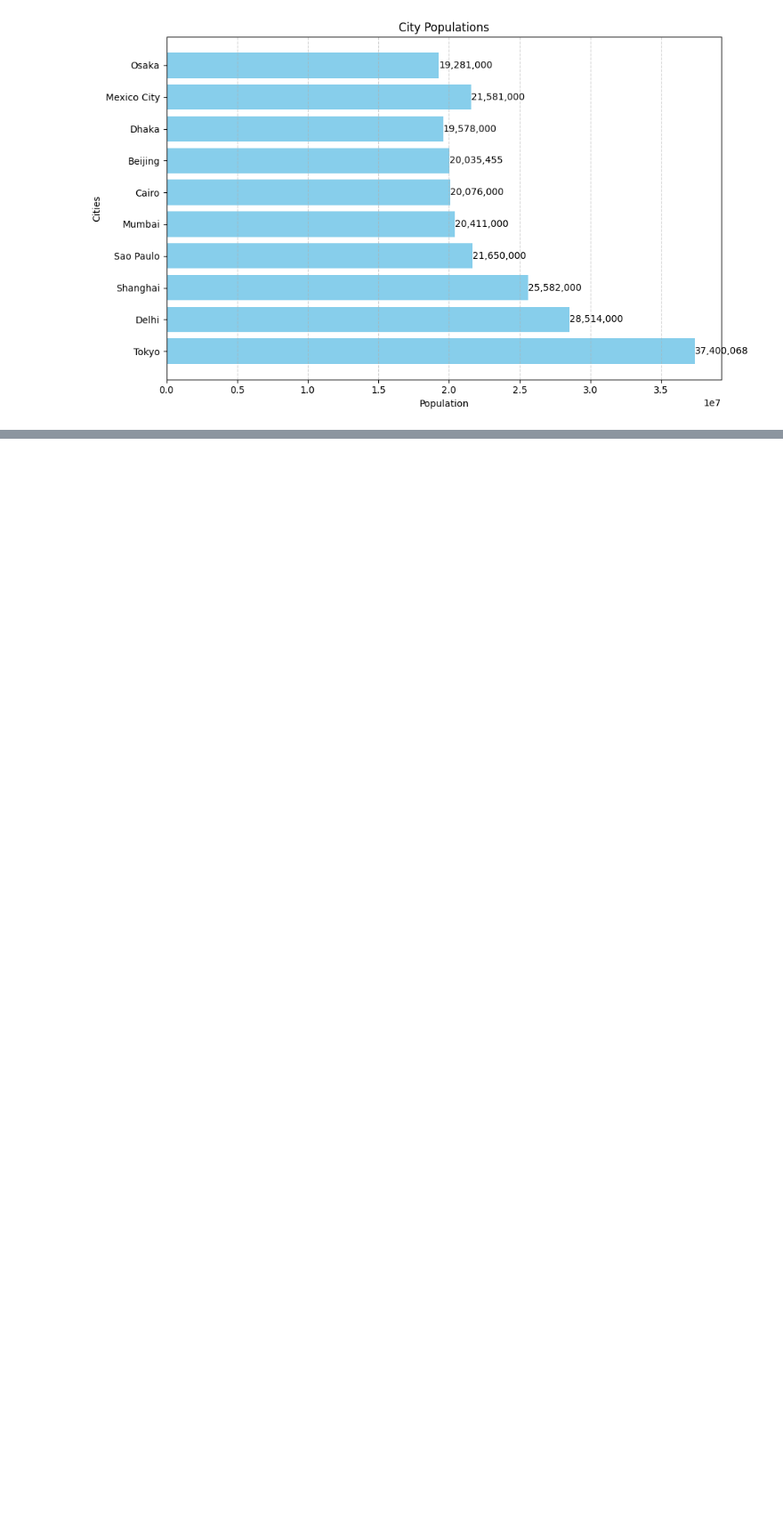
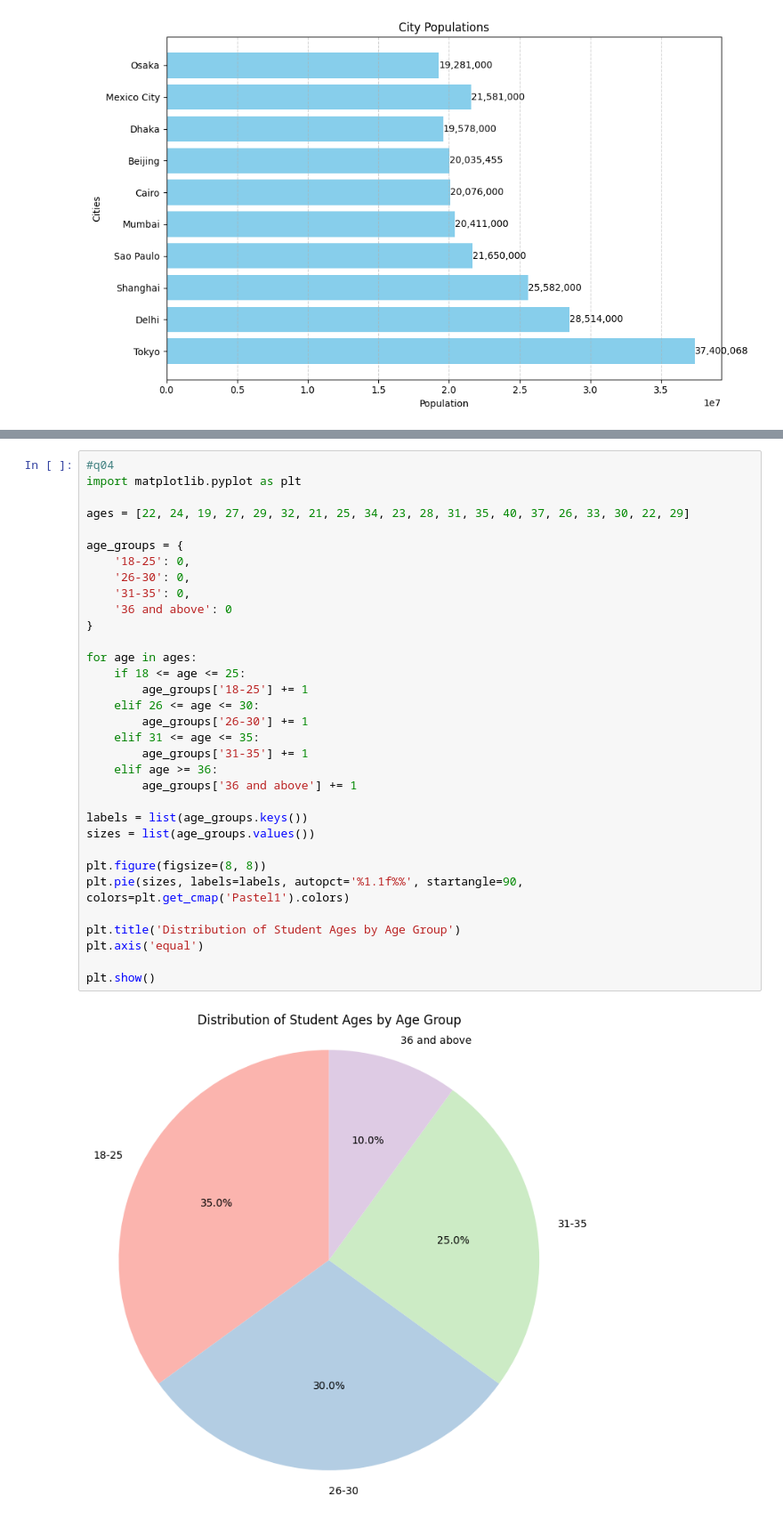
Before and after one commit to ibrahimjohar/PAI-Fall-2024, a Jupyter notebook: Labs/09/lab9.ipynb, the cells around one changed output, grey strips where cells are left out. Shown: that part at 89% size. Cells and saved outputs as stored; diff of their text form; blank space fills up the shorter version.

```diff
--- a/Labs/09/lab9.ipynb
+++ b/Labs/09/lab9.ipynb
@@ -92,0 +96,35 @@ plt.show()
+# %%
+#q04
+import matplotlib.pyplot as plt
+
+ages = [22, 24, 19, 27, 29, 32, 21, 25, 34, 23, 28, 31, 35, 40, 37, 26, 33, 30, 22, 29]
+
+age_groups = {
+    '18-25': 0,
+    '26-30': 0,
+    '31-35': 0,
+    '36 and above': 0
+}
+
+for age in ages:
+    if 18 <= age <= 25:
+        age_groups['18-25'] += 1
+    elif 26 <= age <= 30:
+        age_groups['26-30'] += 1
+    elif 31 <= age <= 35:
+        age_groups['31-35'] += 1
+    elif age >= 36:
+        age_groups['36 and above'] += 1
+
+labels = list(age_groups.keys())
+sizes = list(age_groups.values())
+
+plt.figure(figsize=(8, 8))
+plt.pie(sizes, labels=labels, autopct='%1.1f%%', startangle=90, colors=plt.get_cmap('Pastel1').colors)
+
+plt.title('Distribution of Student Ages by Age Group')
+plt.axis('equal')
+
+plt.show()
+# %% [output]
+[figure, added]
```
Also changed, not shown: parts of 6 cells of this notebook, 1 other file.
